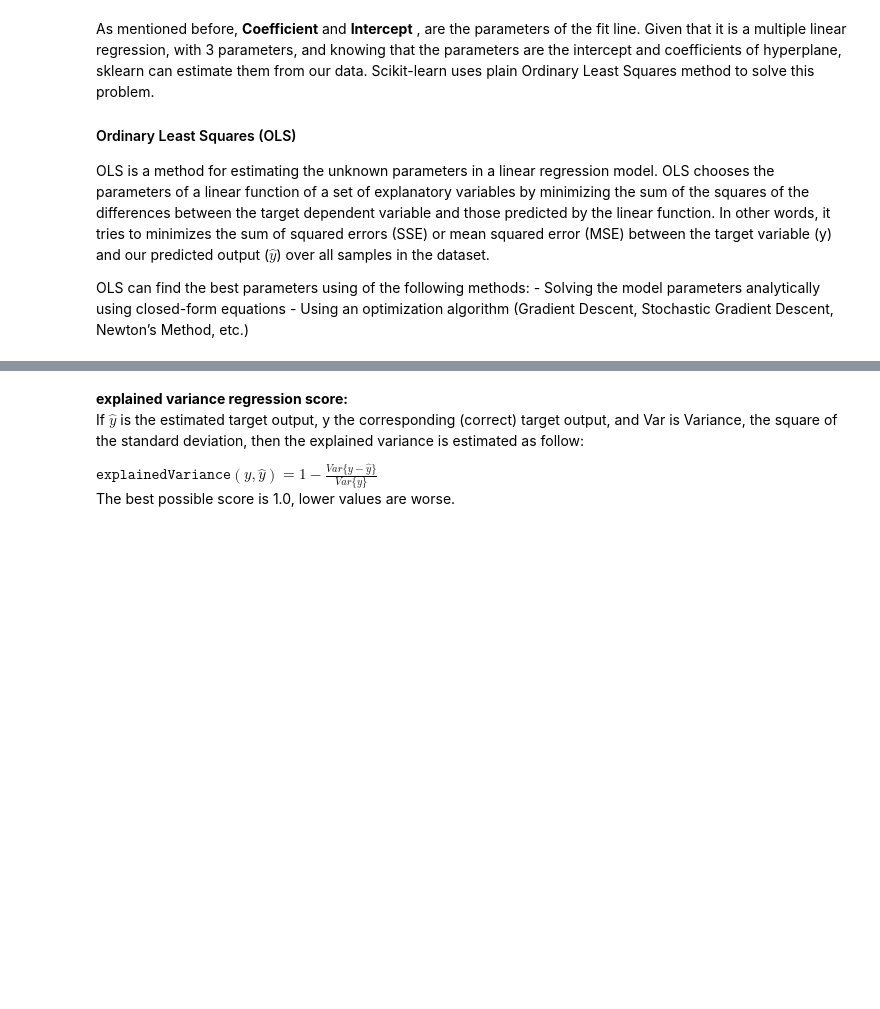
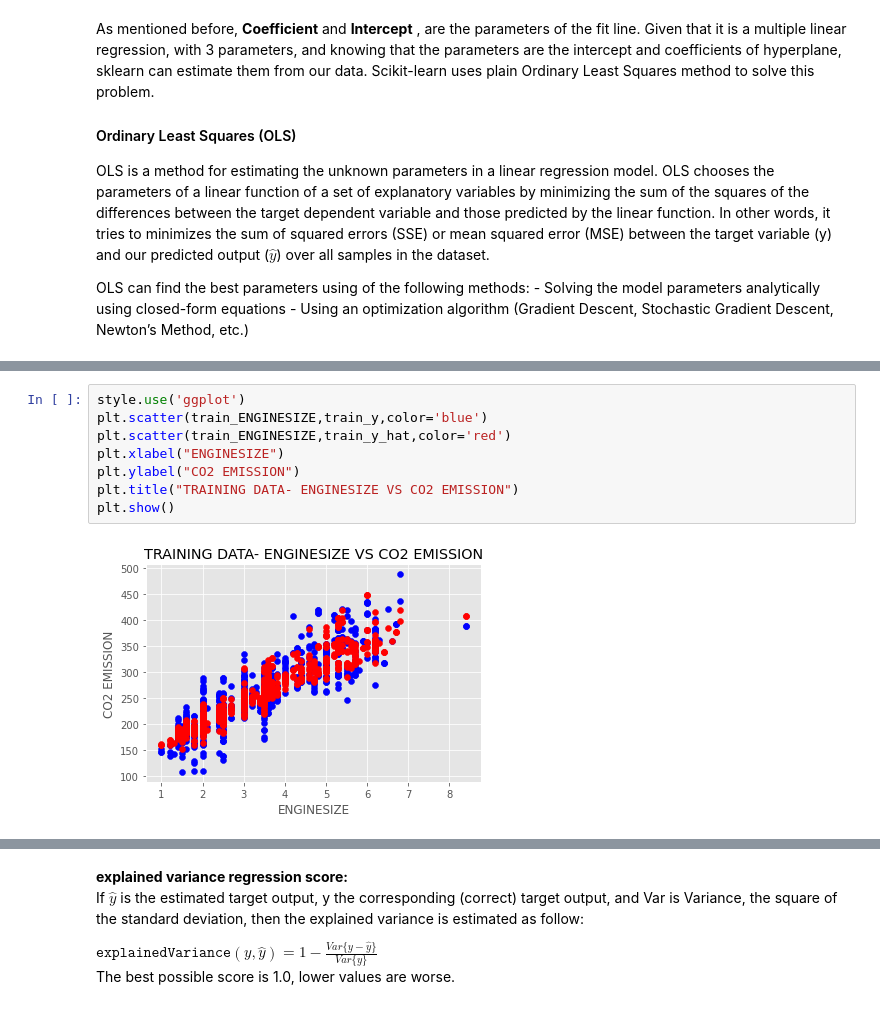
Before and after one commit to 08vivek08/data-science, a Jupyter notebook: 5_Mulitple_Linear_Regression_Co2_emission.ipynb, the cells around one changed output, grey strips where cells are left out. Cells and saved outputs as stored; diff of their text form; blank space fills up the shorter version.

```diff
--- a/5_Mulitple_Linear_Regression_Co2_emission.ipynb
+++ b/5_Mulitple_Linear_Regression_Co2_emission.ipynb
@@ -162,0 +192,10 @@ OLS can find the best parameters using of the following methods:
+# %%
+style.use('ggplot')
+plt.scatter(train_ENGINESIZE,train_y,color='blue')
+plt.scatter(train_ENGINESIZE,train_y_hat,color='red')
+plt.xlabel("ENGINESIZE")
+plt.ylabel("CO2 EMISSION")
+plt.title("TRAINING DATA- ENGINESIZE VS CO2 EMISSION")
+plt.show()
+# %% [output]
+[figure, added]
```
Also changed, not shown: parts of 14 cells of this notebook.
